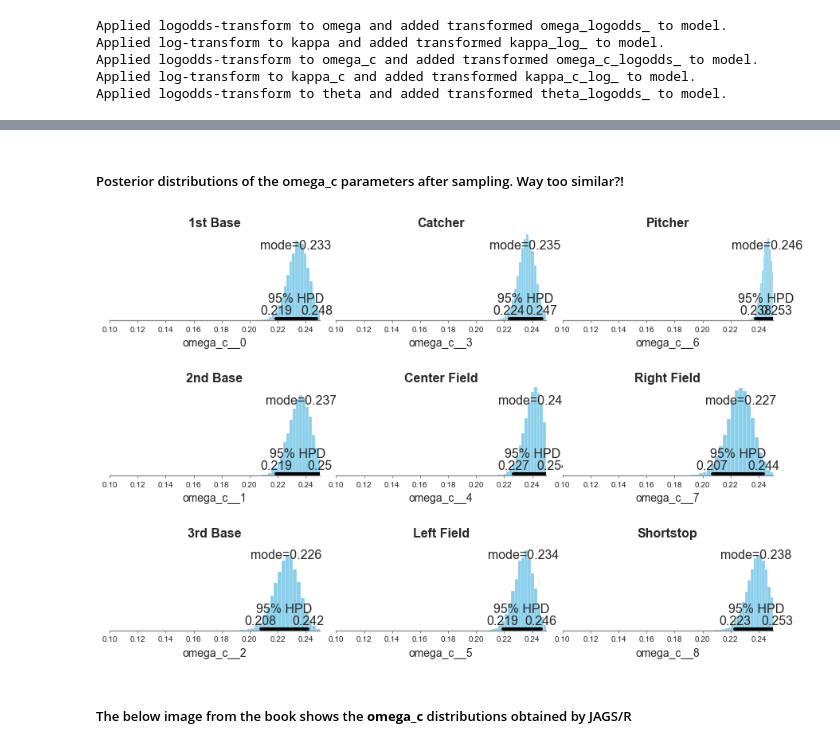
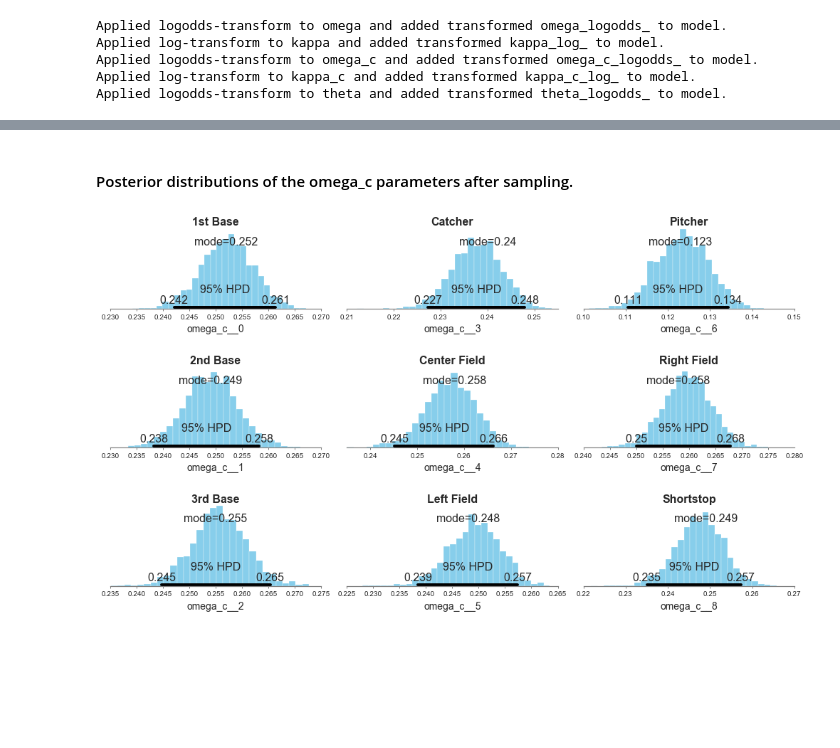
Before and after one commit to JWarmenhoven/DBDA-python, a Jupyter notebook: Notebooks/Chapter 9.ipynb, the cells around one changed output, grey strips where cells are left out. Cells and saved outputs as stored; diff of their text form; code cells hidden in the pictures; blank space fills up the shorter version.

```diff
--- a/Notebooks/Chapter 9.ipynb
+++ b/Notebooks/Chapter 9.ipynb
@@ -190,5 +199,5 @@ Applied logodds-transform to theta and added transformed theta_logodds_ to model
 with unpooled_model:
     step = pmc.NUTS()
 
-    unpooled_trace = pmc.sample(20000, step)
+    unpooled_trace = pmc.sample(5000, step)
 # %% [output]
@@ -272,36 +281,35 @@ Image('images/fig9_13.png', width=400)
 # %% [output]
 [figure]
 # %%
+# Encode the 9 primary field positions
 le = preprocessing.LabelEncoder()
-
-# Encode the 9 primary field positions
 pripos_idx = le.fit_transform(df2.PriPos)
 pripos_codes = le.classes_
 n_pripos = len(le.classes_)
 
 # df2 contains one entry per player
-players_idx = le.fit_transform(df2.Player)    # Not really needed, since we have 1 record per player
-n_players = len(le.classes_)
+n_players = df2.index.size
 
 with pmc.Model() as hierarchical_model2:
     # Hyper parameters
     omega = pmc.Beta('omega', 1, 1)
-    kappa = pmc.Gamma('kappa', 0.01, 0.01)+2
+    kappa = pmc.Gamma('kappa', 0.01, 0.01)
 
     # Parameters for categories (Primary field positions)
     omega_c = pmc.Beta('omega_c',
-                       omega*(kappa-2)+1, (1-omega)*(kappa-2)+1,
+                       omega*(kappa)+1, (1-omega)*(kappa)+1,
                        shape = n_pripos)
 
     kappa_c = pmc.Gamma('kappa_c',
                         0.01, 0.01,
-                        shape = n_pripos)+2
+                        shape = n_pripos)
+
     # Parameter for individual players
     theta = pmc.Beta('theta',
-                     omega_c[pripos_idx]*(kappa_c[pripos_idx]-2)+1, (1-omega_c[pripos_idx])*(kappa_c[pripos_idx]-2)+1,
+                     omega_c[pripos_idx]*(kappa_c[pripos_idx])+1, (1-omega_c[pripos_idx])*(kappa_c[pripos_idx])+1,
                      shape = n_players)
 
-    y2 = pmc.Binomial('y2', n=df2.AtBats.as_matrix(), p=theta[players_idx], observed=df2.Hits)
+    y2 = pmc.Binomial('y2', n=df2.AtBats.as_matrix(), p=theta, observed=df2.Hits)
 # %% [output]
 Applied logodds-transform to omega and added transformed omega_logodds_ to model.
 Applied log-transform to kappa and added transformed kappa_log_ to model.
@@ -311,5 +319,6 @@ Applied logodds-transform to theta and added transformed theta_logodds_ to model
 # %%
 with hierarchical_model2:
     step = pmc.NUTS()
-    trace2 = pmc.sample(20000, step)
+
+    trace2 = pmc.sample(3000, step)
 # %% [output]
@@ -342,0 +332,6 @@ theta__947    0.226236    0.036981  0.000206    0.154983    0.299356
+# %%
+burnin = 100
+
+pmc.plot_posterior(trace2['omega'][burnin:], point_estimate='mode', color=color)
+plt.title('Overall', fontdict={'fontsize':16, 'fontweight':'bold'})
+plt.xlabel('omega', fontdict={'fontsize':14});
@@ -343,14 +340,13 @@ theta__947    0.226236    0.036981  0.000206    0.154983    0.299356
 # %% [markdown]
-##### Posterior distributions of the omega_c parameters after sampling. Way too similar?!
+#### Posterior distributions of the omega_c parameters after sampling.
 # %%
-fig, axes = plt.subplots(3,3, figsize=(12,8))
+fig, axes = plt.subplots(3,3, figsize=(14,8))
+
 for i, ax in enumerate(axes.T.flatten()):
-    pmc.plot_posterior(trace2['omega_c'][100:,i], ax=ax, point_estimate='mode', color='#87ceeb')
+    pmc.plot_posterior(trace2['omega_c'][burnin:,i], ax=ax, point_estimate='mode', color=color)
     ax.set_title(pripos_codes[i], fontdict={'fontsize':16, 'fontweight':'bold'})
     ax.set_xlabel('omega_c__{}'.format(i), fontdict={'fontsize':14})
-    ax.set_xlim(0.1,0.25)
+
 plt.tight_layout(h_pad=3)
 # %% [output]
-[figure, old version]
+[figure, new version]
-# %% [markdown]
-##### The below image from the book shows the __omega_c__ distributions obtained by JAGS/R
```
Also changed, not shown: parts of 16 cells of this notebook.
